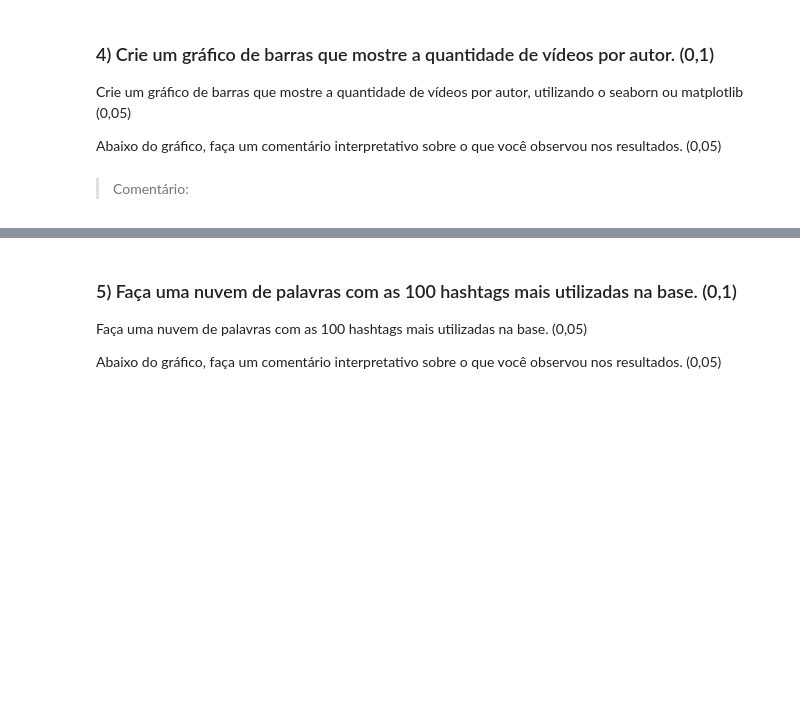
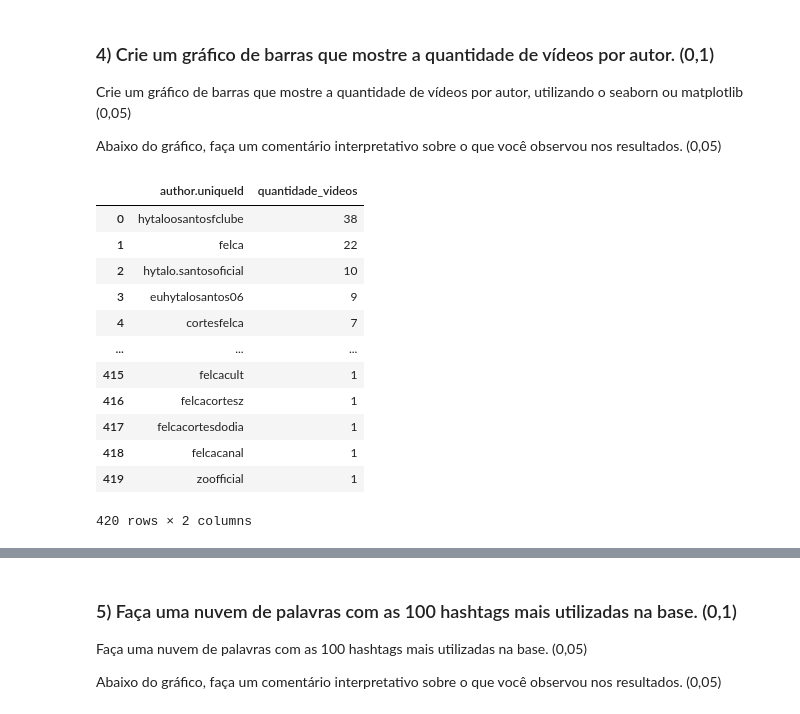
Before and after one commit to GuOliv2306/ExtracaoAnalise_FGVComunicacao, a Jupyter notebook: projeto2/projeto2.ipynb, the cells around one changed output, grey strips where cells are left out. Saved outputs shown, nothing was run; the diff lists cells and outputs as text; code cells hidden in the pictures; blank space fills up the shorter version.

```diff
--- a/projeto2/projeto2.ipynb
+++ b/projeto2/projeto2.ipynb
@@ -124,5 +169,31 @@ Abaixo do código, faça um comentário interpretativo sobre o que você observo
 Crie um gráfico de barras que mostre a quantidade de vídeos por autor, utilizando o seaborn ou matplotlib (0,05)
 
 Abaixo do gráfico, faça um comentário interpretativo sobre o que você observou nos resultados. (0,05)
-# %% [markdown]
-> Comentário:
+# %%
+import seaborn as sns
+import matplotlib.pyplot as plt
+
+df = pd.read_csv('tktk_base1.csv')
+
+# Correto: contar vídeos por autor na base (usar o id do vídeo)
+videos_por_autor = (
+    df.groupby('author.uniqueId')['id']
+      .nunique()
+      .sort_values(ascending=False)
+      .reset_index(name='quantidade_videos')
+)
+videos_por_autor
+# %% [output]
+|  | author.uniqueId | quantidade_videos |
+| 0 | hytaloosantosfclube | 38 |
+| 1 | felca | 22 |
+| 2 | hytalo.santosoficial | 10 |
+| 3 | euhytalosantos06 | 9 |
+| 4 | cortesfelca | 7 |
+| ... | ... | ... |
+| 415 | felcacult | 1 |
+| 416 | felcacortesz | 1 |
+| 417 | felcacortesdodia | 1 |
+| 418 | felcacanal | 1 |
+| 419 | zoofficial | 1 |
+420 rows × 2 columns
```
Also changed, not shown: parts of 18 cells of this notebook, 1 other file.
